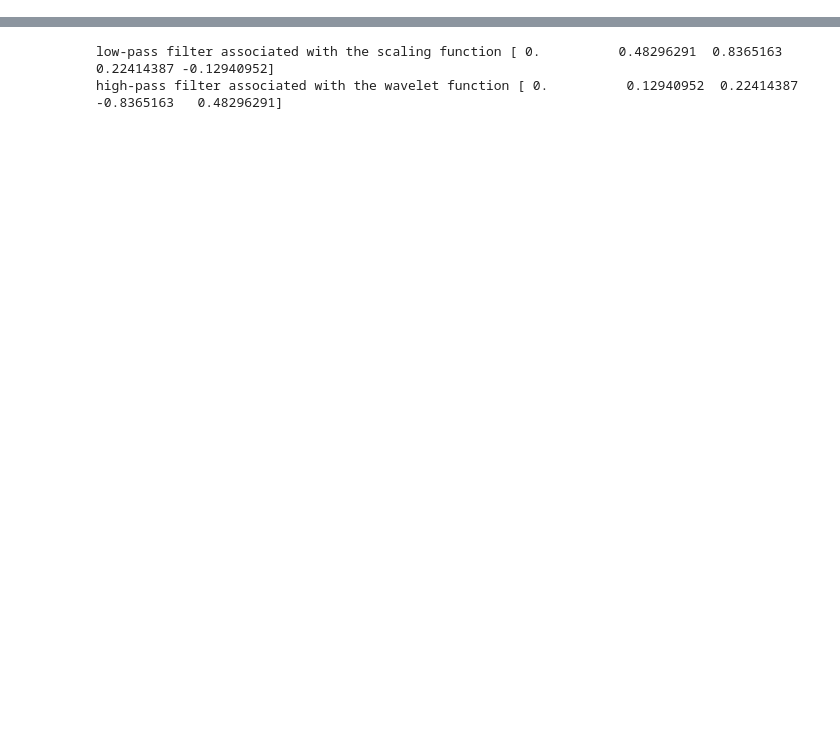
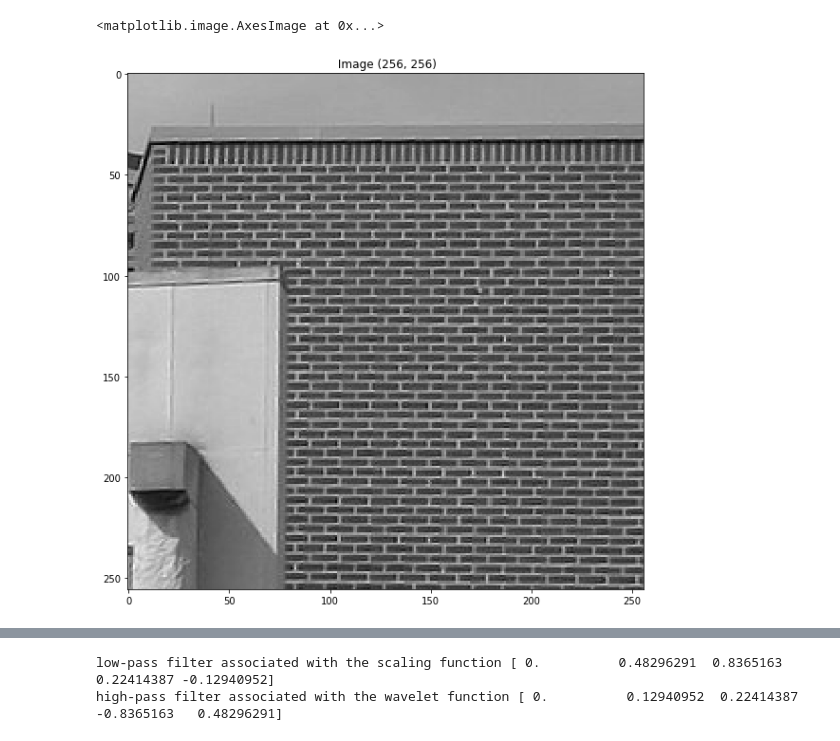
Before and after one commit to Eradan94/JPEG2000, a Jupyter notebook: jpeg2000.ipynb, the cells around one changed output, grey strips where cells are left out. Saved outputs shown, nothing was run; the diff lists cells and outputs as text; code cells hidden in the pictures; blank space fills up the shorter version.

```diff
--- a/jpeg2000.ipynb
+++ b/jpeg2000.ipynb
@@ -13 +15,14 @@ Populating the interactive namespace from numpy and matplotlib
+# %%
+import imageio as imio
+image = imio.imread('Moire.jpg')
+n = 0
+image = np.sum(image*[0.21, 0.72 , 0.07], axis=-1) #grayscale
+plt.figure(figsize = (10,10))
+cropped = image[n : n + 256, n : n + 256] #cropping
+plt.title(" Image " + str(np.shape(cropped)))
+plt.gray()
+plt.imshow(cropped)
+# %% [output]
+<matplotlib.image.AxesImage at 0x...>
+[figure, added]
 # %%
```
Also changed, not shown: parts of 9 cells of this notebook.
